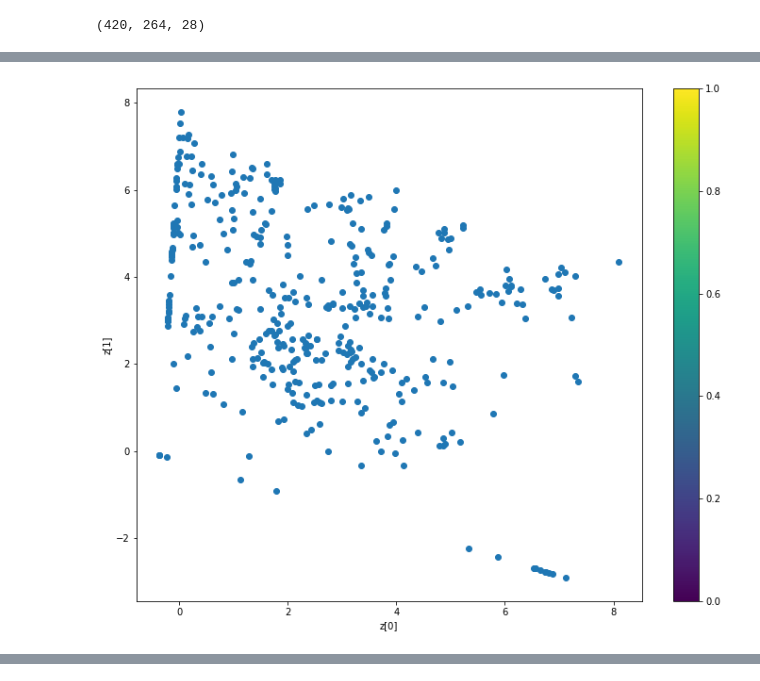
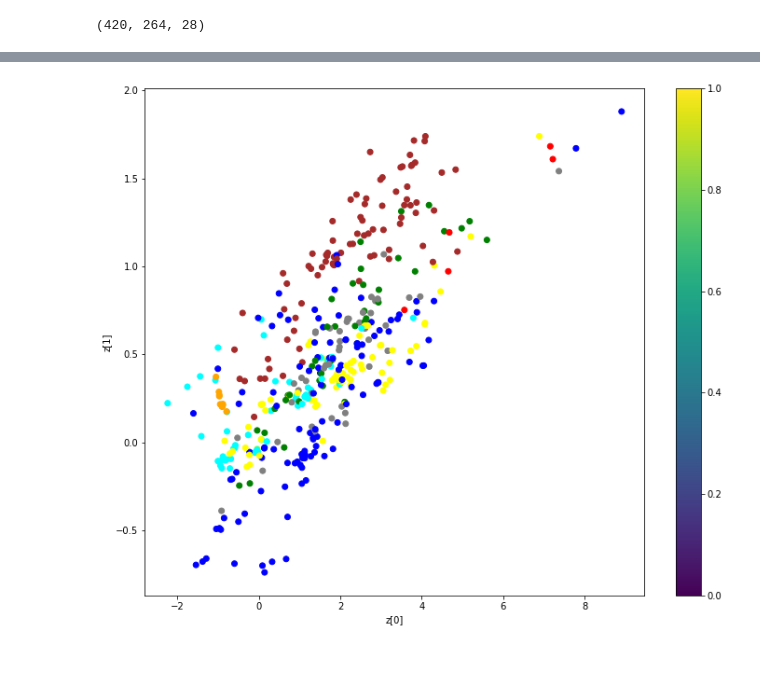
Before and after one commit to russelllab/kinaseResistance, a Jupyter notebook: data/VAE.ipynb, the cells around one changed output, grey strips where cells are left out. Cells and saved outputs as stored; diff of their text form; code cells hidden in the pictures.

```diff
--- a/data/VAE.ipynb
+++ b/data/VAE.ipynb
@@ -337,5 +341,7 @@ numSamples, numRows, numCols = trainData.shape
 # %%
 trainData = np.load('trainData.npy')
+trainData = trainData[:, :, :28]
+numSamples, numRows, numCols = trainData.shape
 print (trainData.shape)
 # %% [output]
 (420, 264, 28)
@@ -458,7 +464,7 @@ print (trainData.shape)
 trainData = trainData.reshape(numSamples, numRows, numCols, 1)
 vae = VAE(encoder, decoder)
 vae.compile(optimizer=keras.optimizers.Adam())
-vae.fit(trainData, epochs=50, batch_size=10)
+vae.fit(trainData, epochs=50, batch_size=30)
 # %% [output]
 (420, 264, 28, 1)
 Epoch 1/50
@@ -478,18 +487,28 @@ KeyboardInterrupt:
-# %%
-def plot_label_clusters(vae, data, labels=None):
-    # display a 2D plot of the digit classes in the latent space
-    z_mean, _, _ = vae.encoder.predict(data)
-    plt.figure(figsize=(12, 10))
-    plt.scatter(z_mean[:, 0], z_mean[:, 1], c=labels)
-    plt.colorbar()
-    plt.xlabel("z[0]")
-    plt.ylabel("z[1]")
-    plt.show()
-
-
-#(x_train, y_train), _ = keras.datasets.mnist.load_data()
-#x_train = np.expand_dims(x_train, -1).astype("float32") / 255
-
-plot_label_clusters(vae, trainData)
-# %% [output]
-[figure, removed]
+# %%
+## dic = {}
+colors = ['red', 'yellow', 'green', 'blue', 'grey', 'orange', 'blue', 'cyan', 'brown', 'gold', 'pink']
+setLabels = list(set(labels))
+for label, color in zip(setLabels, colors):
+    dic[label] = color
+
+labelColors = []
+for label in labels:
+    labelColors.append(dic[label])
+
+
+def plot_label_clusters(vae, data, labels=None):
+    # display a 2D plot of the digit classes in the latent space
+    z_mean, _, _ = vae.encoder.predict(data)
+    plt.figure(figsize=(12, 10))
+    plt.scatter(z_mean[:, 0], z_mean[:, 1], c=labelColors)
+    plt.colorbar()
+    plt.xlabel("z[0]")
+    plt.ylabel("z[1]")
+    plt.show()
+
+
+#(x_train, y_train), _ = keras.datasets.mnist.load_data()
+#x_train = np.expand_dims(x_train, -1).astype("float32") / 255
+
+plot_label_clusters(vae, trainData, labelColors)
+# %% [output]
@@ -495,0 +516 @@ plot_label_clusters(vae, trainData)
+[figure, added]
```
Also changed, not shown: parts of 5 cells of this notebook.
